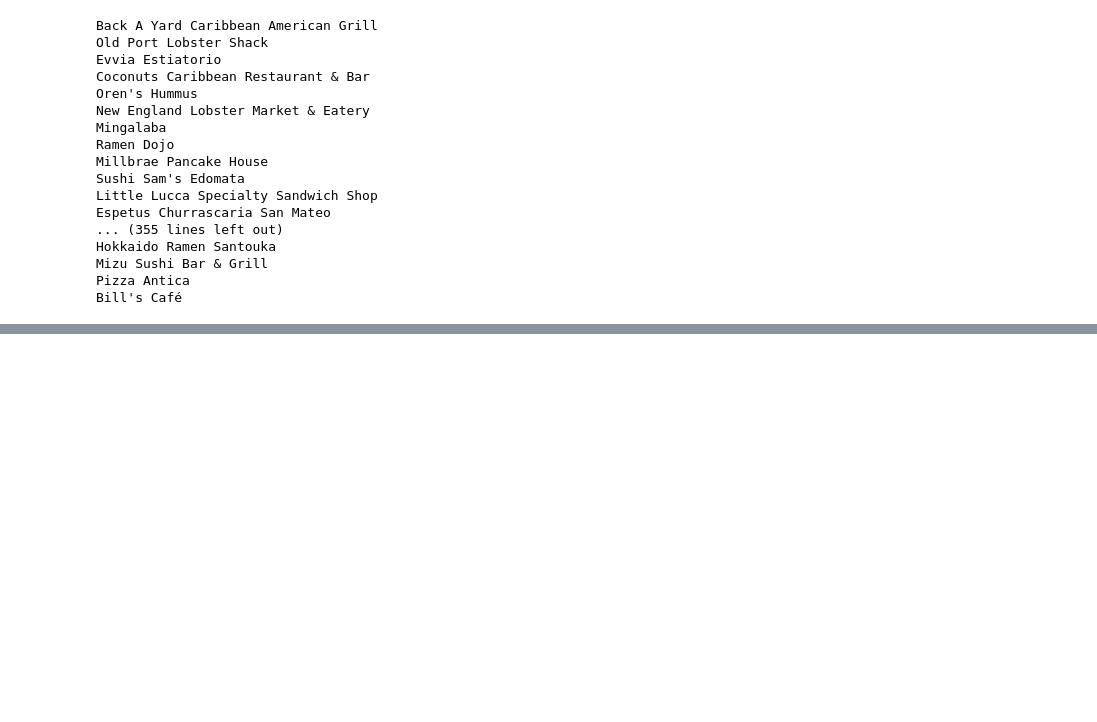
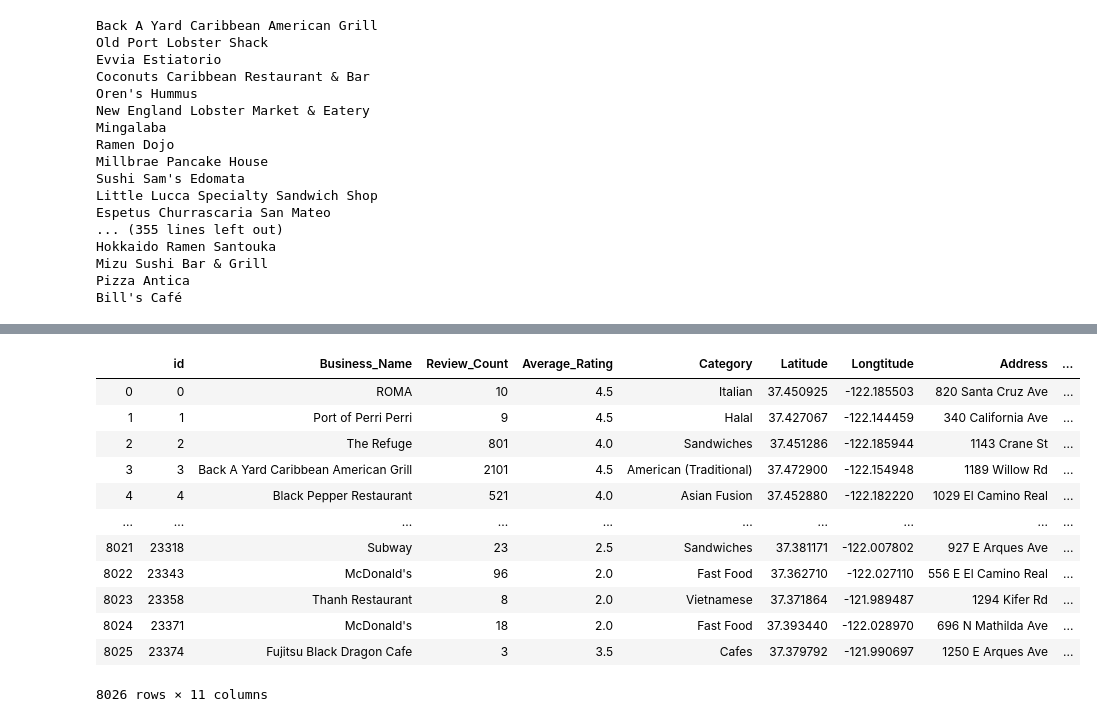
Before and after one commit to sereneys/Project2-Restaurant-in-CA, a Jupyter notebook: Project_2_Yelp_API.ipynb, the cells around one changed output, grey strips where cells are left out. Cells and saved outputs as stored; diff of their text form; code cells hidden in the pictures; blank space fills up the shorter version.

```diff
--- a/Project_2_Yelp_API.ipynb
+++ b/Project_2_Yelp_API.ipynb
@@ -185,0 +213,4 @@ Bill's Café
+# %%
+engine = create_engine("sqlite:///sf_restaurant_db3.sqlite")
+conn = engine.connect()
+Base = declarative_base()
@@ -185,0 +236,17 @@ Bill's Café
+# %%
+restaurant_data2 = pd.read_sql_query('select * from restaurant_info', con=engine)
+restaurant_data2
+# %% [output]
+|  | id | Business_Name | Review_Count | Average_Rating | Category | Latitude | Longtitude | Address | ... |
+| 0 | 0 | ROMA | 10 | 4.5 | Italian | 37.450925 | -122.185503 | 820 Santa Cruz Ave | ... |
+| 1 | 1 | Port of Perri Perri | 9 | 4.5 | Halal | 37.427067 | -122.144459 | 340 California Ave | ... |
+| 2 | 2 | The Refuge | 801 | 4.0 | Sandwiches | 37.451286 | -122.185944 | 1143 Crane St | ... |
+| 3 | 3 | Back A Yard Caribbean American Grill | 2101 | 4.5 | American (Traditional) | 37.472900 | -122.154948 | 1189 Willow Rd | ... |
+| 4 | 4 | Black Pepper Restaurant | 521 | 4.0 | Asian Fusion | 37.452880 | -122.182220 | 1029 El Camino Real | ... |
+| ... | ... | ... | ... | ... | ... | ... | ... | ... | ... |
+| 8021 | 23318 | Subway | 23 | 2.5 | Sandwiches | 37.381171 | -122.007802 | 927 E Arques Ave | ... |
+| 8022 | 23343 | McDonald's | 96 | 2.0 | Fast Food | 37.362710 | -122.027110 | 556 E El Camino Real | ... |
+| 8023 | 23358 | Thanh Restaurant | 8 | 2.0 | Vietnamese | 37.371864 | -121.989487 | 1294 Kifer Rd | ... |
+| 8024 | 23371 | McDonald's | 18 | 2.0 | Fast Food | 37.393440 | -122.028970 | 696 N Mathilda Ave | ... |
+| 8025 | 23374 | Fujitsu Black Dragon Cafe | 3 | 3.5 | Cafes | 37.379792 | -121.990697 | 1250 E Arques Ave | ... |
+8026 rows × 11 columns
```
Also changed, not shown: parts of 9 cells of this notebook, 2 other files.
